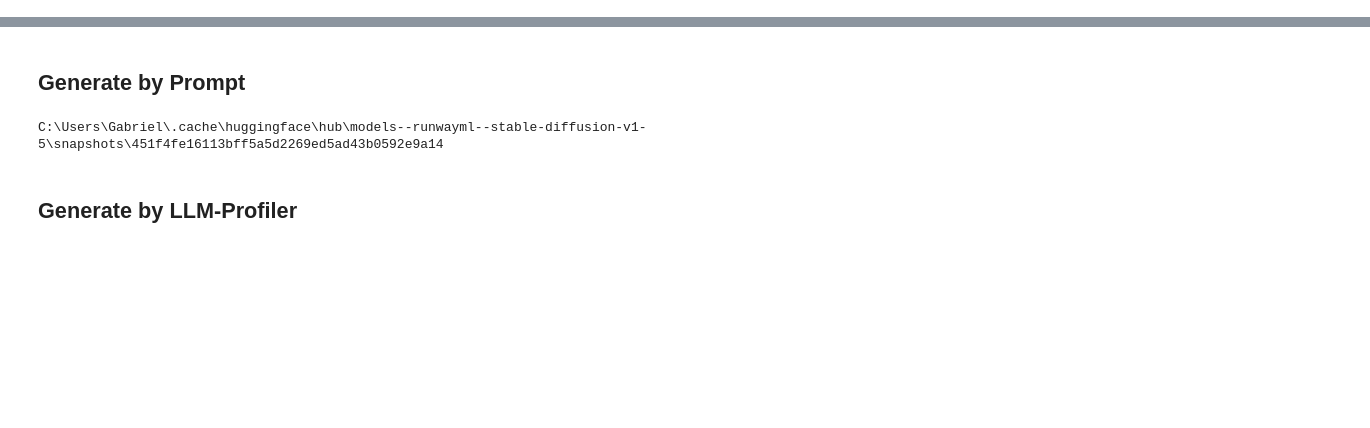
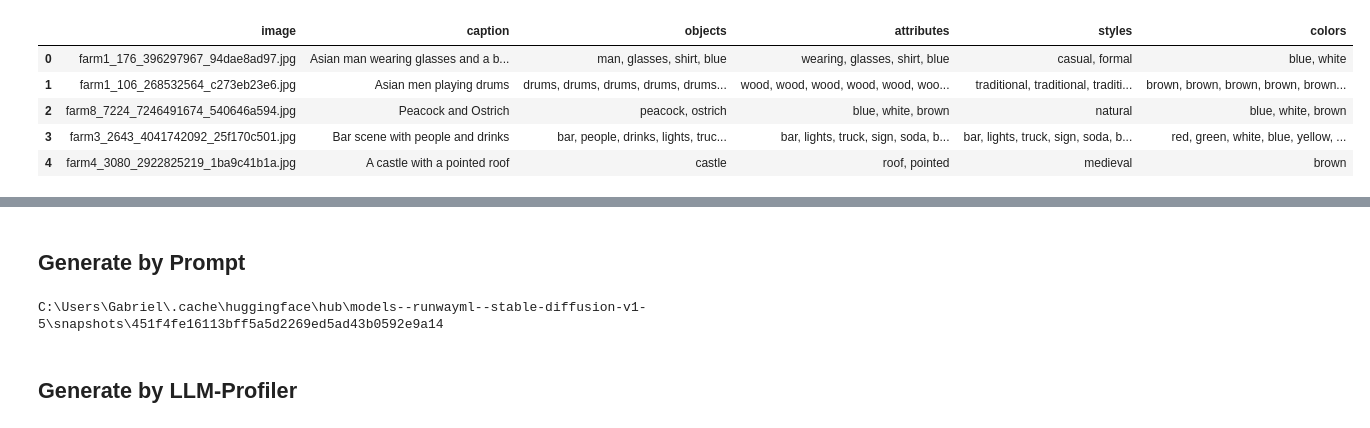
Before and after one commit to gapatron/REBECA, a Jupyter notebook: notebooks/vlm_personas.ipynb, the cells around one changed output, grey strips where cells are left out. Cells and saved outputs as stored; diff of their text form; code cells hidden in the pictures; blank space fills up the shorter version.

```diff
--- a/notebooks/vlm_personas.ipynb
+++ b/notebooks/vlm_personas.ipynb
@@ -11,0 +157,9 @@ data["rating"].mean()
+# %%
+caps.head()
+# %% [output]
+|  | image | caption | objects | attributes | styles | colors |
+| 0 | farm1_176_396297967_94dae8ad97.jpg | Asian man wearing glasses and a b... | man, glasses, shirt, blue | wearing, glasses, shirt, blue | casual, formal | blue, white |
+| 1 | farm1_106_268532564_c273eb23e6.jpg | Asian men playing drums | drums, drums, drums, drums, drums... | wood, wood, wood, wood, wood, woo... | traditional, traditional, traditi... | brown, brown, brown, brown, brown... |
+| 2 | farm8_7224_7246491674_540646a594.jpg | Peacock and Ostrich | peacock, ostrich | blue, white, brown | natural | blue, white, brown |
+| 3 | farm3_2643_4041742092_25f170c501.jpg | Bar scene with people and drinks | bar, people, drinks, lights, truc... | bar, lights, truck, sign, soda, b... | bar, lights, truck, sign, soda, b... | red, green, white, blue, yellow, ... |
+| 4 | farm4_3080_2922825219_1ba9c41b1a.jpg | A castle with a pointed roof | castle | roof, pointed | medieval | brown |
```
Also changed, not shown: parts of 23 cells of this notebook.
